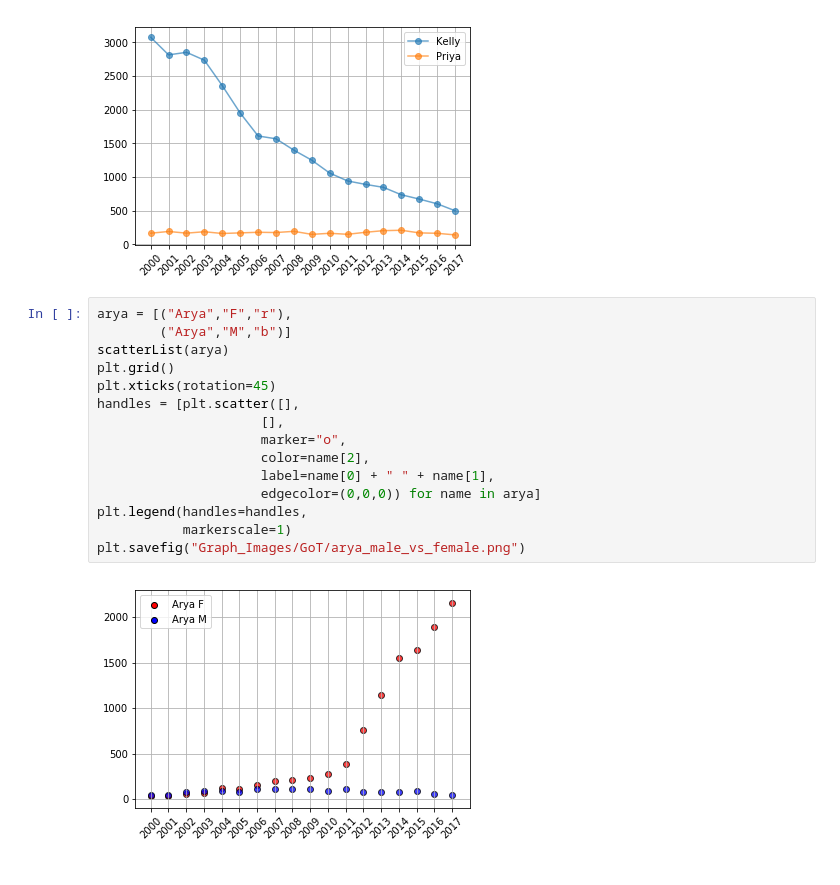
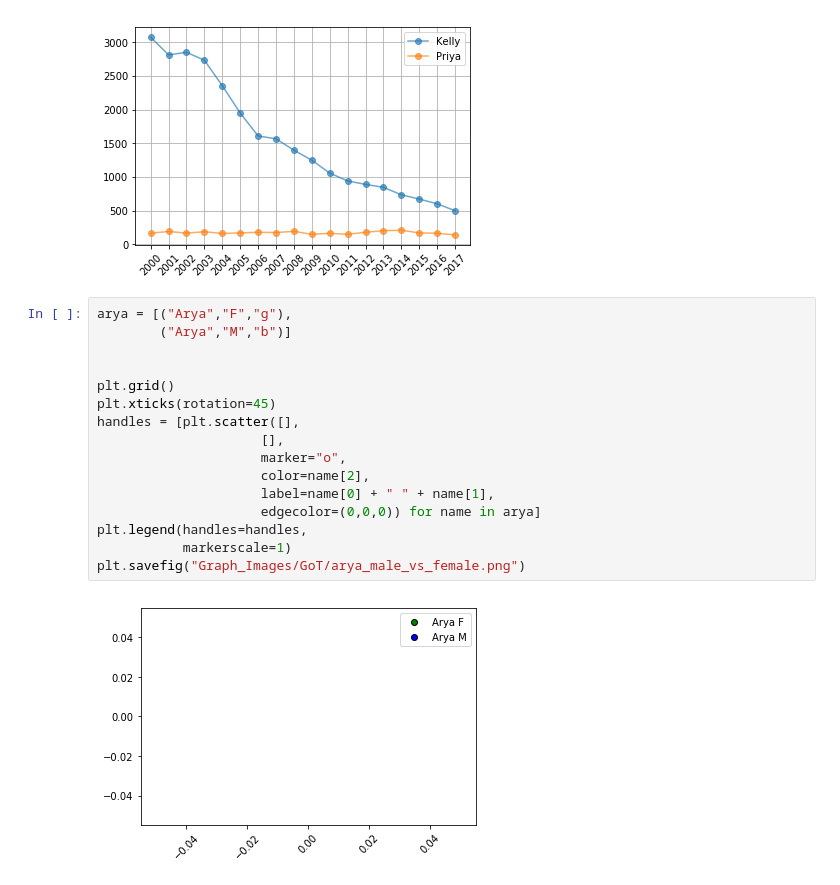
Before and after one commit to nsetnik0703/nightwatch, a Jupyter notebook: NamesGoTmatplot.ipynb, the cells around one changed output. Saved outputs shown, nothing was run; the diff lists cells and outputs as text.

Commit message:
arya_male_vs_female.png

```diff
--- a/NamesGoTmatplot.ipynb
+++ b/NamesGoTmatplot.ipynb
@@ -405,19 +405,20 @@ plotList(names,"F")
 # %% [output]
 [figure]
 # %%
-arya = [("Arya","F","r"),
+arya = [("Arya","F","g"),
         ("Arya","M","b")]
-scatterList(arya)
+
+
 plt.grid()
 plt.xticks(rotation=45)
 handles = [plt.scatter([],
                      [],
                      marker="o",
                      color=name[2],
                      label=name[0] + " " + name[1],
                      edgecolor=(0,0,0)) for name in arya]
 plt.legend(handles=handles,
            markerscale=1)
 plt.savefig("Graph_Images/GoT/arya_male_vs_female.png")
 # %% [output]
-[figure, old version]
+[figure, new version]
```
Also changed, not shown: 2 other files.
